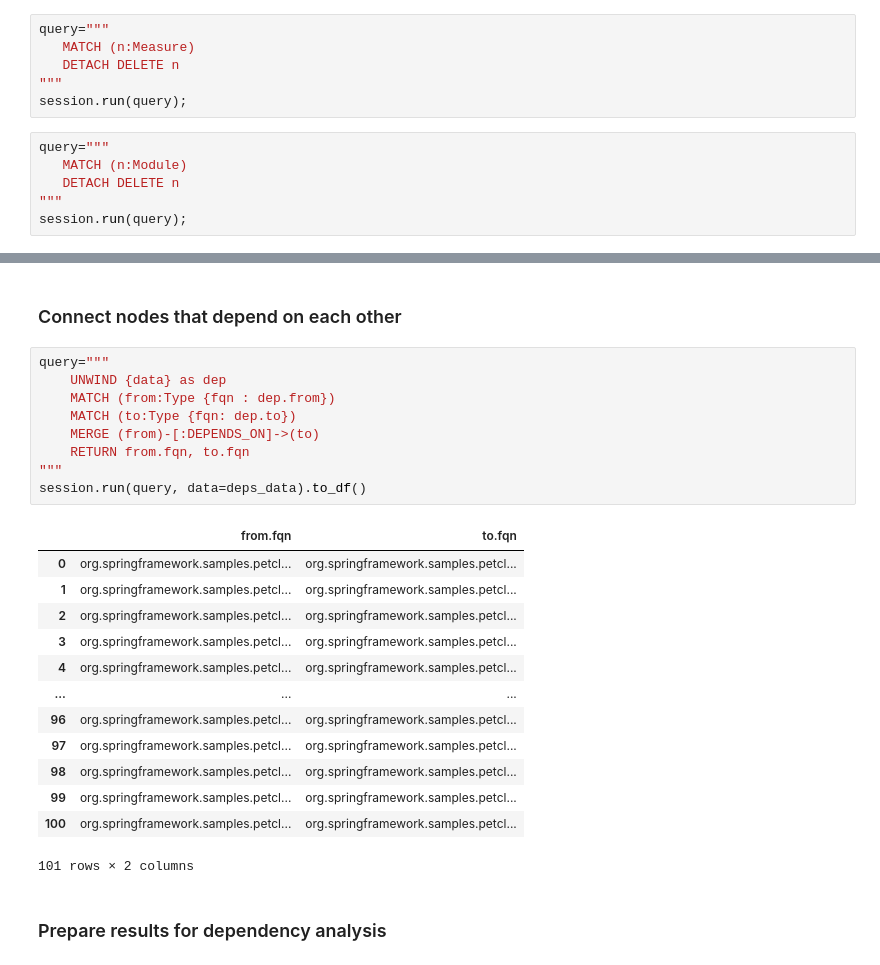
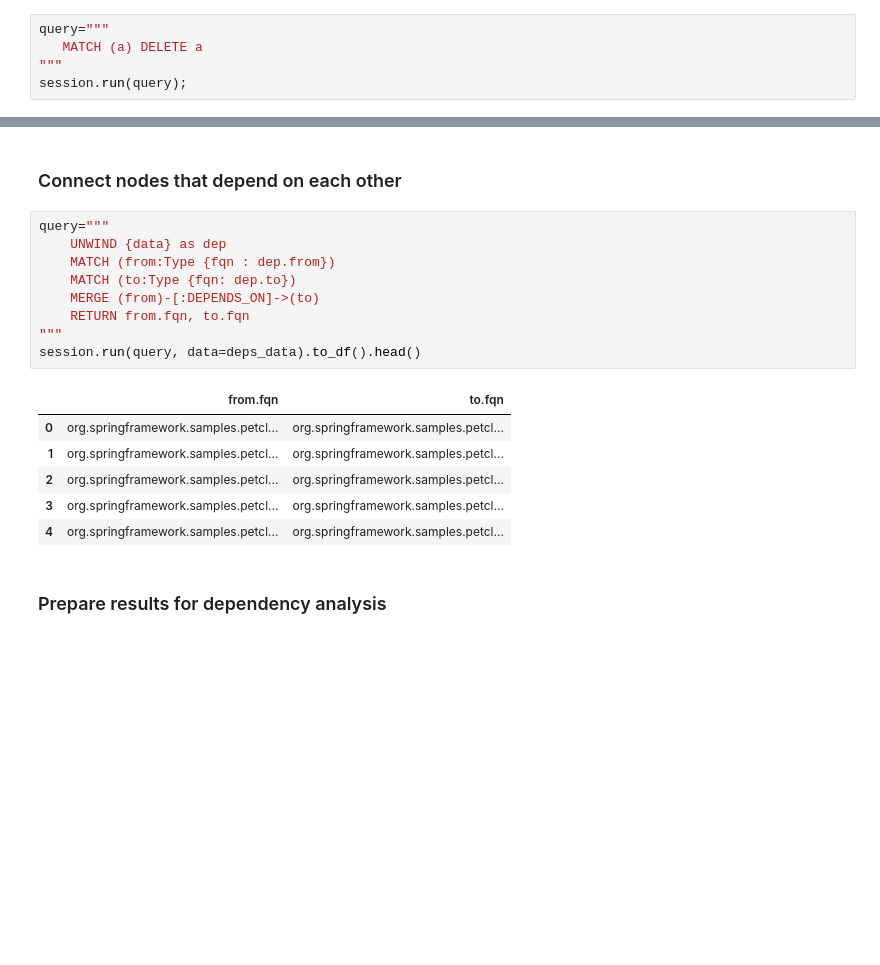
Before and after one commit to feststelltaste/sas2024, a Jupyter notebook: Modularization options with Neo4j.ipynb, the cells around one changed output, grey strips where cells are left out. Drawn from its saved outputs; the diff is of its cells as text; blank space fills up the shorter version.

```diff
--- a/Modularization options with Neo4j.ipynb
+++ b/Modularization options with Neo4j.ipynb
@@ -21,16 +20,9 @@ query="""
 session.run(query);
 # %%
 query="""
-   MATCH (n:Measure)
-   DETACH DELETE n
+   MATCH (a) DELETE a
 """
 session.run(query);
-# %%
-query="""
-   MATCH (n:Module)
-   DETACH DELETE n
-"""
-session.run(query);
 # %% [markdown]
 # Data import
 # %% [markdown]
@@ -157,26 +151,19 @@ deps_data[:2]
 # %%
 query="""
     UNWIND {data} as dep
     MATCH (from:Type {fqn : dep.from})
     MATCH (to:Type {fqn: dep.to})
     MERGE (from)-[:DEPENDS_ON]->(to)
     RETURN from.fqn, to.fqn
 """
-session.run(query, data=deps_data).to_df()
+session.run(query, data=deps_data).to_df().head()
 # %% [output]
 |  | from.fqn | to.fqn |
 | 0 | org.springframework.samples.petcl... | org.springframework.samples.petcl... |
 | 1 | org.springframework.samples.petcl... | org.springframework.samples.petcl... |
 | 2 | org.springframework.samples.petcl... | org.springframework.samples.petcl... |
 | 3 | org.springframework.samples.petcl... | org.springframework.samples.petcl... |
 | 4 | org.springframework.samples.petcl... | org.springframework.samples.petcl... |
-| ... | ... | ... |
-| 96 | org.springframework.samples.petcl... | org.springframework.samples.petcl... |
-| 97 | org.springframework.samples.petcl... | org.springframework.samples.petcl... |
-| 98 | org.springframework.samples.petcl... | org.springframework.samples.petcl... |
-| 99 | org.springframework.samples.petcl... | org.springframework.samples.petcl... |
-| 100 | org.springframework.samples.petcl... | org.springframework.samples.petcl... |
-101 rows × 2 columns
 # %% [markdown]
 ### Prepare results for dependency analysis
 # %%
```
Also changed, not shown: parts of 32 cells of this notebook, 2 other files.
